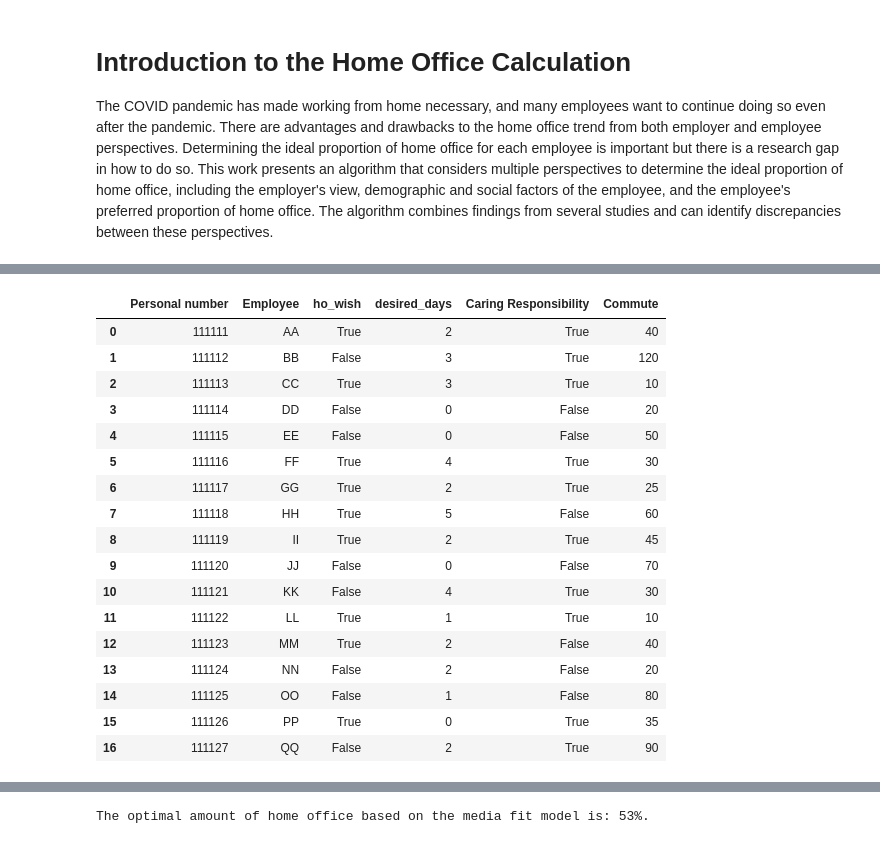
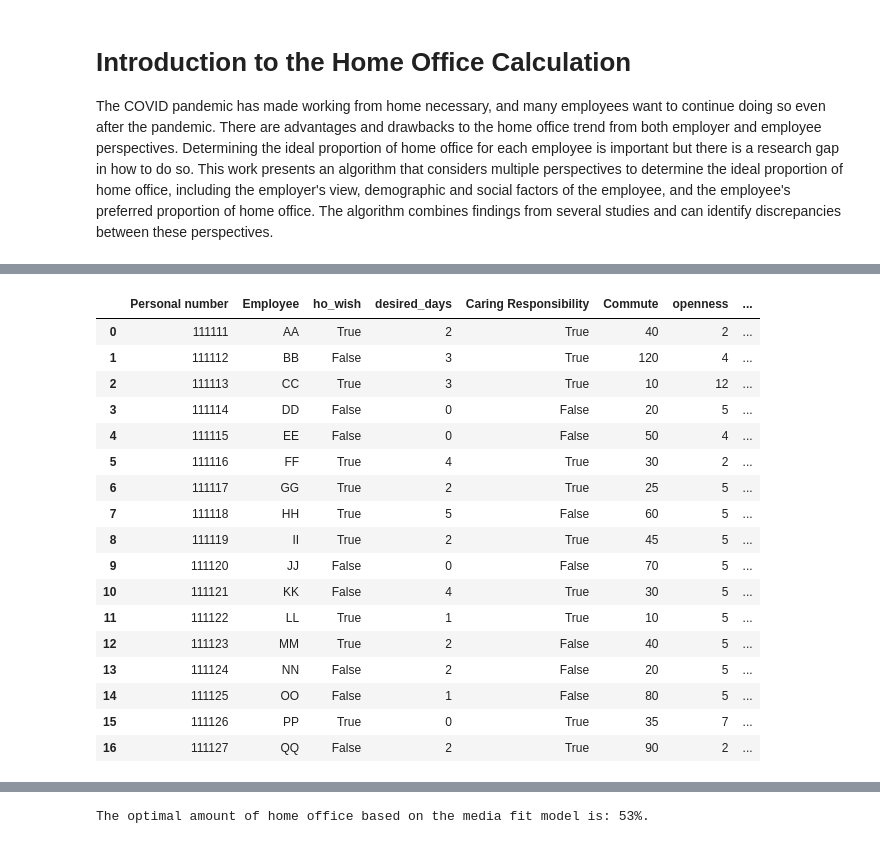
Before and after one commit to jjmatthiesen/HOMPA, a Jupyter notebook: HomeOffice.ipynb, the cells around one changed output, grey strips where cells are left out. Saved outputs shown, nothing was run; the diff lists cells and outputs as text; code cells hidden in the pictures.

```diff
--- a/HomeOffice.ipynb
+++ b/HomeOffice.ipynb
@@ -199,34 +214,39 @@ tasks
 13 rows × 23 columns
 # %%
-employee_input = pd.DataFrame([['111111', 'AA', 'True', '2', 'True', '40'], ['111112', 'BB', 'False', '3', 'True', '120'], ['111113', 'CC', 'True', '3', 'True', '10'], ['111114', 'DD', 'False', '0', 'False', '20'], ['111115', 'EE', 'False', '0', 'False', '50'], ['111116', 'FF', 'True', '4', 'True', '30'], ['111117', 'GG', 'True', '2', 'True', '25'], ['111118', 'HH', 'True', '5', 'False', '60'], ['111119', 'II', 'True', '2', 'True', '45'], ['111120', 'JJ', 'False', '0', 'False', '70'], ['111121', 'KK', 'False', '4', 'True', '30'], ['111122', 'LL', 'True', '1', 'True', '10'], ['111123', 'MM', 'True', '2', 'False', '40'], ['111124', 'NN', 'False', '2', 'False', '20'], ['111125', 'OO', 'False', '1', 'False', '80'], ['111126', 'PP', 'True', '0', 'True', '35'], ['111127', 'QQ', 'False', '2', 'True', '90']], columns=['Personal number', 'Employee', 'ho_wish', 'desired_days', 'Caring Responsibility', 'Commute'])
+#Scales:
+#'openness': 2-14
+#'neuroticism' : 2-14
+#'perseverance_and_grit' : 1-5
 
-employee_input[["desired_days", "Commute"]] = employee_input[["desired_days", "Commute"]].apply(pd.to_numeric)
+employee_input = pd.DataFrame([['111111', 'AA', 'True', '2', 'True', '40', '2', '12', '2'], ['111112', 'BB', 'False', '3', 'True', '120', '4', '10', '2'], ['111113', 'CC', 'True', '3', 'True', '10', '12', '12', '2'], ['111114', 'DD', 'False', '0', 'False', '20', '5', '9', '3'], ['111115', 'EE', 'False', '0', 'False', '50', '4', '5', '2'], ['111116', 'FF', 'True', '4', 'True', '30', '2', '5', '3'], ['111117', 'GG', 'True', '2', 'True', '25', '5', '9', '3'], ['111118', 'HH', 'True', '5', 'False', '60', '5', '9', '3'], ['111119', 'II', 'True', '2', 'True', '45', '5', '9', '3'], ['111120', 'JJ', 'False', '0', 'False', '70', '5', '9', '3'], ['111121', 'KK', 'False', '4', 'True', '30', '5', '9', '3'], ['111122', 'LL', 'True', '1', 'True', '10', '5', '9', '3'], ['111123', 'MM', 'True', '2', 'False', '40', '5', '9', '3'], ['111124', 'NN', 'False', '2', 'False', '20', '5', '9', '3'], ['111125', 'OO', 'False', '1', 'False', '80', '5', '9', '3'], ['111126', 'PP', 'True', '0', 'True', '35', '7', '3', '4'], ['111127', 'QQ', 'False', '2', 'True', '90', '2', '13', '1']], columns=['Personal number', 'Employee', 'ho_wish', 'desired_days', 'Caring Responsibility', 'Commute', 'openness', 'neuroticism', 'perseverance_and_grit'])
+
+employee_input[["desired_days", "Commute", "openness", "neuroticism", "perseverance_and_grit"]] = employee_input[["desired_days", "Commute", "openness", "neuroticism", "perseverance_and_grit"]].apply(pd.to_numeric)
 
 # make everything in these two columns to a boolean value
 employee_input[["ho_wish", "Caring Responsibility"]] = employee_input[["ho_wish", "Caring Responsibility"]].replace({'True':True,'False':False})
 employee_input[["ho_wish", "Caring Responsibility"]] = employee_input[["ho_wish", "Caring Responsibility"]].where(employee_input[["ho_wish", "Caring Responsibility"]].applymap(type) == bool)
 
 
 employee_input
 # %% [output]
-|  | Personal number | Employee | ho_wish | desired_days | Caring Responsibility | Commute |
-| 0 | 111111 | AA | True | 2 | True | 40 |
-| 1 | 111112 | BB | False | 3 | True | 120 |
-| 2 | 111113 | CC | True | 3 | True | 10 |
-| 3 | 111114 | DD | False | 0 | False | 20 |
-| 4 | 111115 | EE | False | 0 | False | 50 |
-| 5 | 111116 | FF | True | 4 | True | 30 |
-| 6 | 111117 | GG | True | 2 | True | 25 |
-| 7 | 111118 | HH | True | 5 | False | 60 |
-| 8 | 111119 | II | True | 2 | True | 45 |
-| 9 | 111120 | JJ | False | 0 | False | 70 |
-| 10 | 111121 | KK | False | 4 | True | 30 |
-| 11 | 111122 | LL | True | 1 | True | 10 |
-| 12 | 111123 | MM | True | 2 | False | 40 |
-| 13 | 111124 | NN | False | 2 | False | 20 |
-| 14 | 111125 | OO | False | 1 | False | 80 |
-| 15 | 111126 | PP | True | 0 | True | 35 |
-| 16 | 111127 | QQ | False | 2 | True | 90 |
+|  | Personal number | Employee | ho_wish | desired_days | Caring Responsibility | Commute | openness | ... |
+| 0 | 111111 | AA | True | 2 | True | 40 | 2 | ... |
+| 1 | 111112 | BB | False | 3 | True | 120 | 4 | ... |
+| 2 | 111113 | CC | True | 3 | True | 10 | 12 | ... |
+| 3 | 111114 | DD | False | 0 | False | 20 | 5 | ... |
+| 4 | 111115 | EE | False | 0 | False | 50 | 4 | ... |
+| 5 | 111116 | FF | True | 4 | True | 30 | 2 | ... |
+| 6 | 111117 | GG | True | 2 | True | 25 | 5 | ... |
+| 7 | 111118 | HH | True | 5 | False | 60 | 5 | ... |
+| 8 | 111119 | II | True | 2 | True | 45 | 5 | ... |
+| 9 | 111120 | JJ | False | 0 | False | 70 | 5 | ... |
+| 10 | 111121 | KK | False | 4 | True | 30 | 5 | ... |
+| 11 | 111122 | LL | True | 1 | True | 10 | 5 | ... |
+| 12 | 111123 | MM | True | 2 | False | 40 | 5 | ... |
+| 13 | 111124 | NN | False | 2 | False | 20 | 5 | ... |
+| 14 | 111125 | OO | False | 1 | False | 80 | 5 | ... |
+| 15 | 111126 | PP | True | 0 | True | 35 | 7 | ... |
+| 16 | 111127 | QQ | False | 2 | True | 90 | 2 | ... |
 # %%
 # -------------------------
 # Employer's point of view
```
Also changed, not shown: parts of 15 cells of this notebook.
